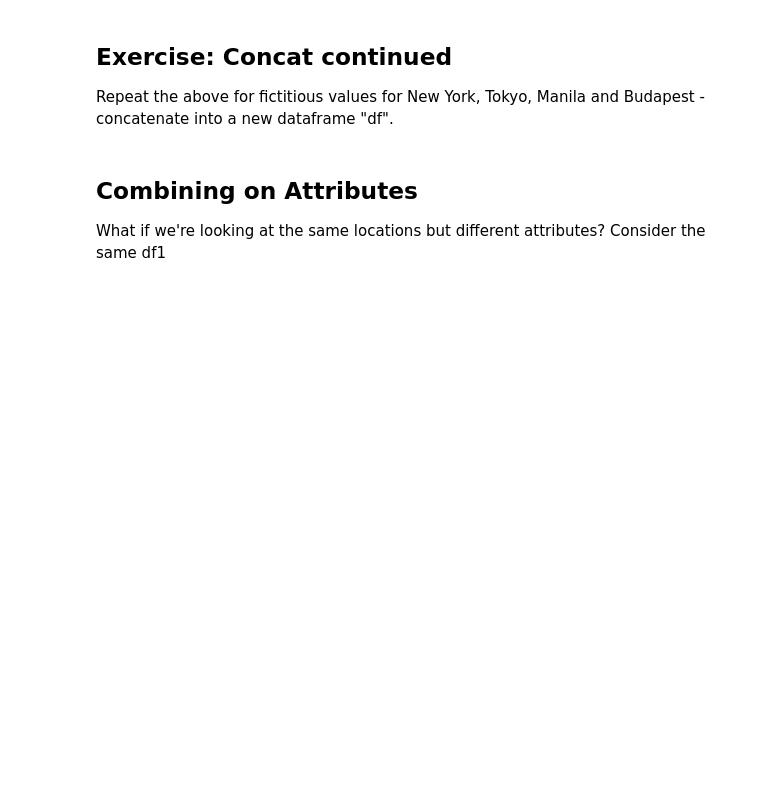
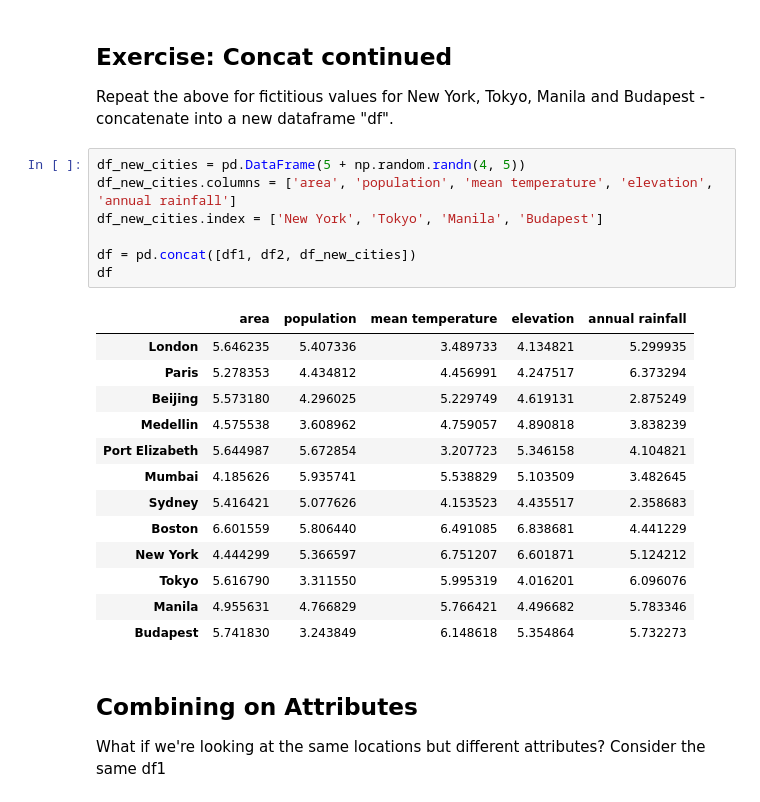
Before and after one commit to DiegoArgn/QM-2, a Jupyter notebook: W3_Merging_and_Joining_in_Python.ipynb, the cells around one changed output. Cells and saved outputs as stored; diff of their text form; blank space fills up the shorter version.

```diff
--- a/W3_Merging_and_Joining_in_Python.ipynb
+++ b/W3_Merging_and_Joining_in_Python.ipynb
@@ -152,6 +152,27 @@ df3
 ## Exercise: Concat continued
 
 Repeat the above for fictitious values for New York, Tokyo, Manila and Budapest - concatenate into a new dataframe "df".
+# %%
+df_new_cities = pd.DataFrame(5 + np.random.randn(4, 5))
+df_new_cities.columns = ['area', 'population', 'mean temperature', 'elevation', 'annual rainfall']
+df_new_cities.index = ['New York', 'Tokyo', 'Manila', 'Budapest']
+
+df = pd.concat([df1, df2, df_new_cities])
+df
+# %% [output]
+|  | area | population | mean temperature | elevation | annual rainfall |
+| London | 5.646235 | 5.407336 | 3.489733 | 4.134821 | 5.299935 |
+| Paris | 5.278353 | 4.434812 | 4.456991 | 4.247517 | 6.373294 |
+| Beijing | 5.573180 | 4.296025 | 5.229749 | 4.619131 | 2.875249 |
+| Medellin | 4.575538 | 3.608962 | 4.759057 | 4.890818 | 3.838239 |
+| Port Elizabeth | 5.644987 | 5.672854 | 3.207723 | 5.346158 | 4.104821 |
+| Mumbai | 4.185626 | 5.935741 | 5.538829 | 5.103509 | 3.482645 |
+| Sydney | 5.416421 | 5.077626 | 4.153523 | 4.435517 | 2.358683 |
+| Boston | 6.601559 | 5.806440 | 6.491085 | 6.838681 | 4.441229 |
+| New York | 4.444299 | 5.366597 | 6.751207 | 6.601871 | 5.124212 |
+| Tokyo | 5.616790 | 3.311550 | 5.995319 | 4.016201 | 6.096076 |
+| Manila | 4.955631 | 4.766829 | 5.766421 | 4.496682 | 5.783346 |
+| Budapest | 5.741830 | 3.243849 | 6.148618 | 5.354864 | 5.732273 |
 # %% [markdown]
 ## Combining on Attributes
 
```
Also changed, not shown: parts of 22 cells of this notebook.
